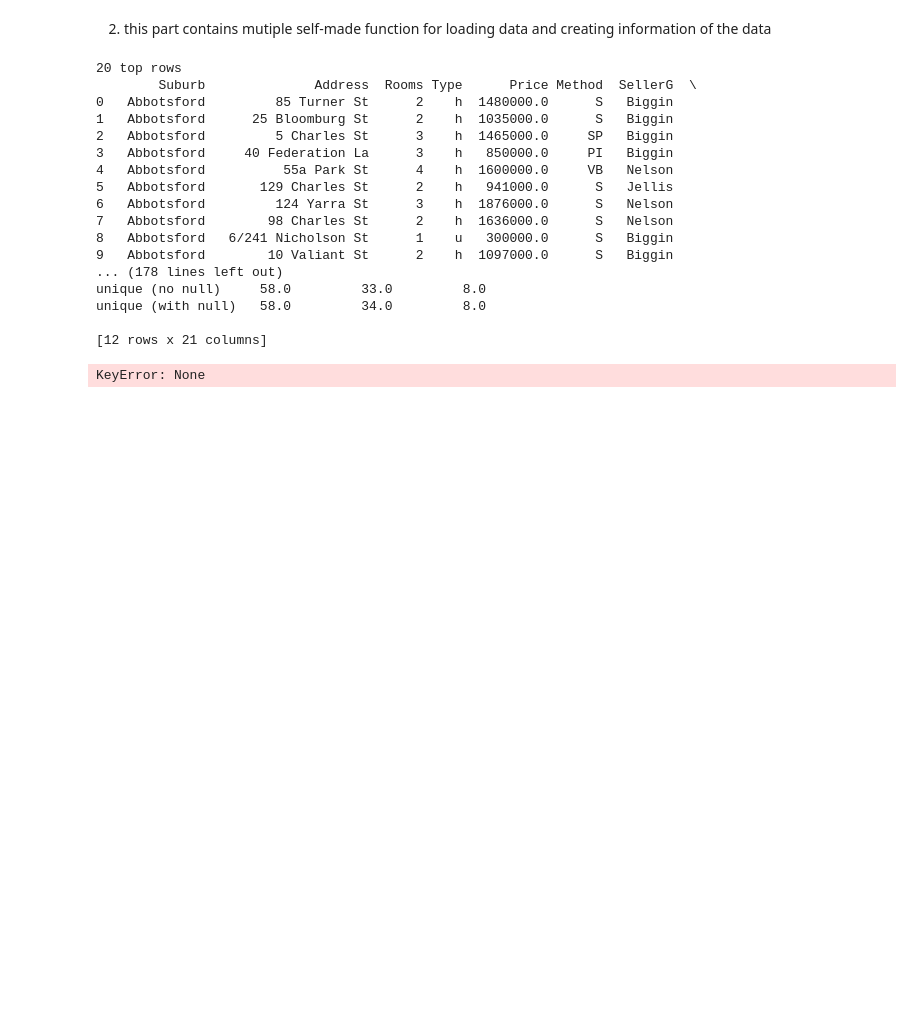
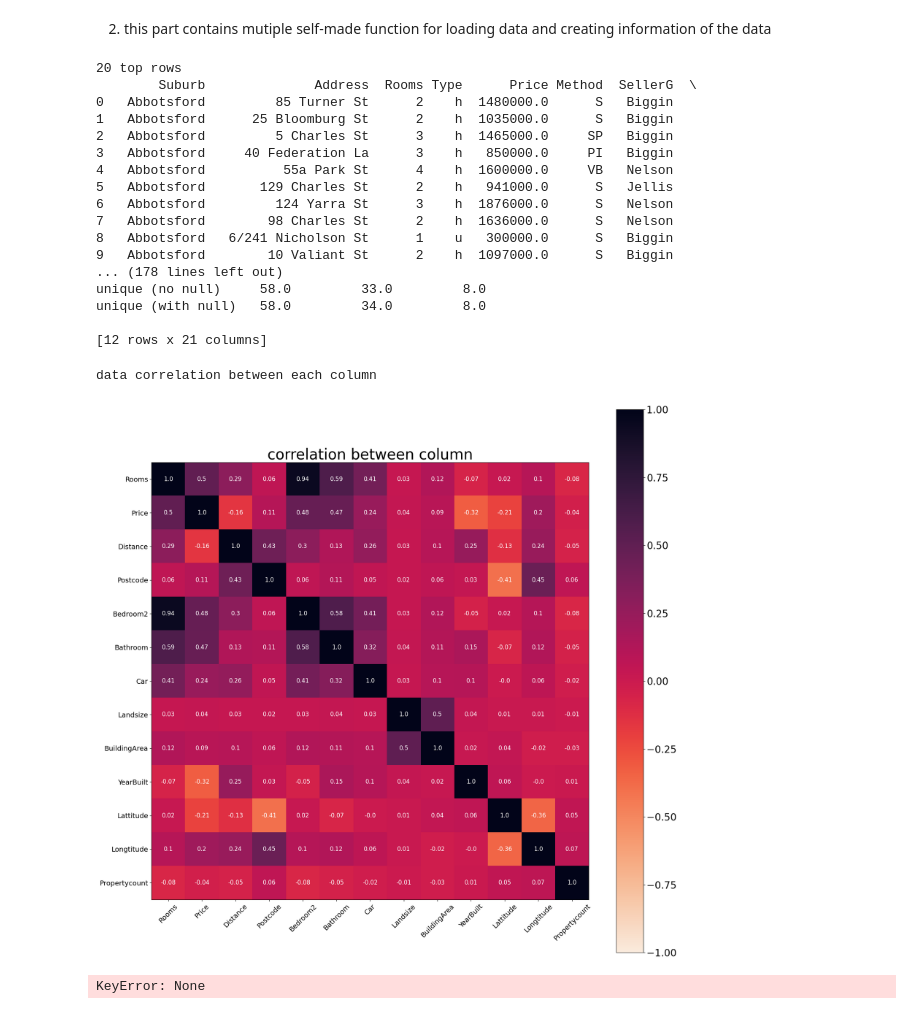
Before and after one commit to willyyeremi/machine-learning-notebook, a Jupyter notebook: pipeline_test.ipynb, the cells around one changed output. Cells and saved outputs as stored; diff of their text form; code cells hidden in the pictures; blank space fills up the shorter version.

```diff
--- a/pipeline_test.ipynb
+++ b/pipeline_test.ipynb
@@ -27,29 +29,31 @@ path=r"C:\Users\willy\Documents\Database\Kaggle\Melbourne Housing Snapshot\melb_
 type_data=1
 # %%
 # loading data
-data=load_data.load_data(type_data,path)
+data=load_data.load_data(path,type_data)
 
 # data information
-data_description.data_description_1(data)
-# data_description.data_description_2(data)
+data_information.data_description(data)
+data_information.data_relation(data)
 # %% [output]
 20 top rows
         Suburb              Address  Rooms Type      Price Method  SellerG  \
 0   Abbotsford         85 Turner St      2    h  1480000.0      S   Biggin
 1   Abbotsford      25 Bloomburg St      2    h  1035000.0      S   Biggin
 2   Abbotsford         5 Charles St      3    h  1465000.0     SP   Biggin
 3   Abbotsford     40 Federation La      3    h   850000.0     PI   Biggin
 4   Abbotsford          55a Park St      4    h  1600000.0     VB   Nelson
 5   Abbotsford       129 Charles St      2    h   941000.0      S   Jellis
 6   Abbotsford         124 Yarra St      3    h  1876000.0      S   Nelson
 7   Abbotsford        98 Charles St      2    h  1636000.0      S   Nelson
 8   Abbotsford   6/241 Nicholson St      1    u   300000.0      S   Biggin
 9   Abbotsford        10 Valiant St      2    h  1097000.0      S   Biggin
 ... (178 lines left out)
 unique (no null)     58.0         33.0         8.0
 unique (with null)   58.0         34.0         8.0
 
 [12 rows x 21 columns]
+data correlation between each column
+[figure, added]
 # %%
 # for data with int64 or float64 type
 numerical_feature=["Rooms","Bedroom2","Bathroom","Car","Landsize","BuildingArea"]
```
Also changed, not shown: parts of 2 cells of this notebook, 2 other files.
